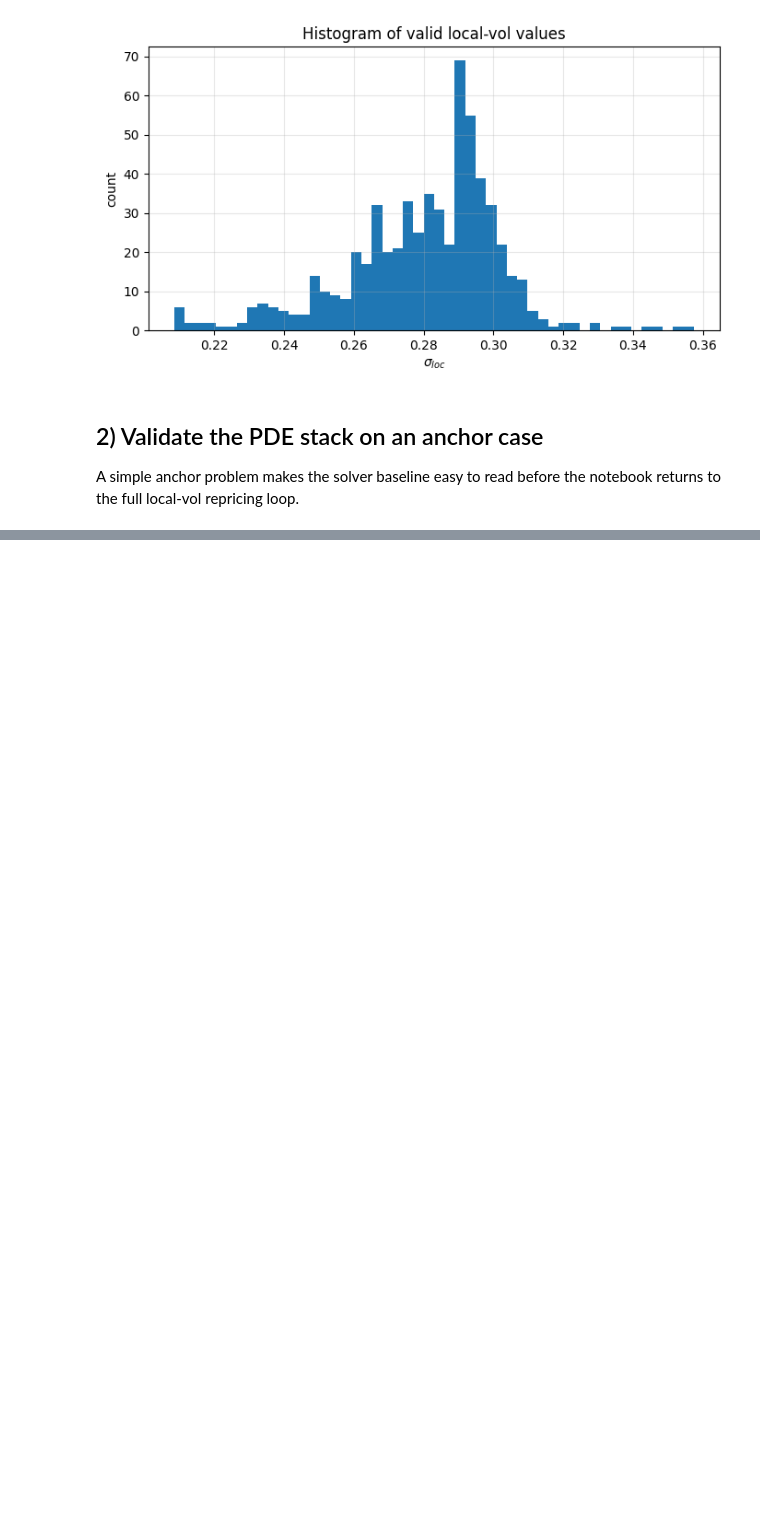
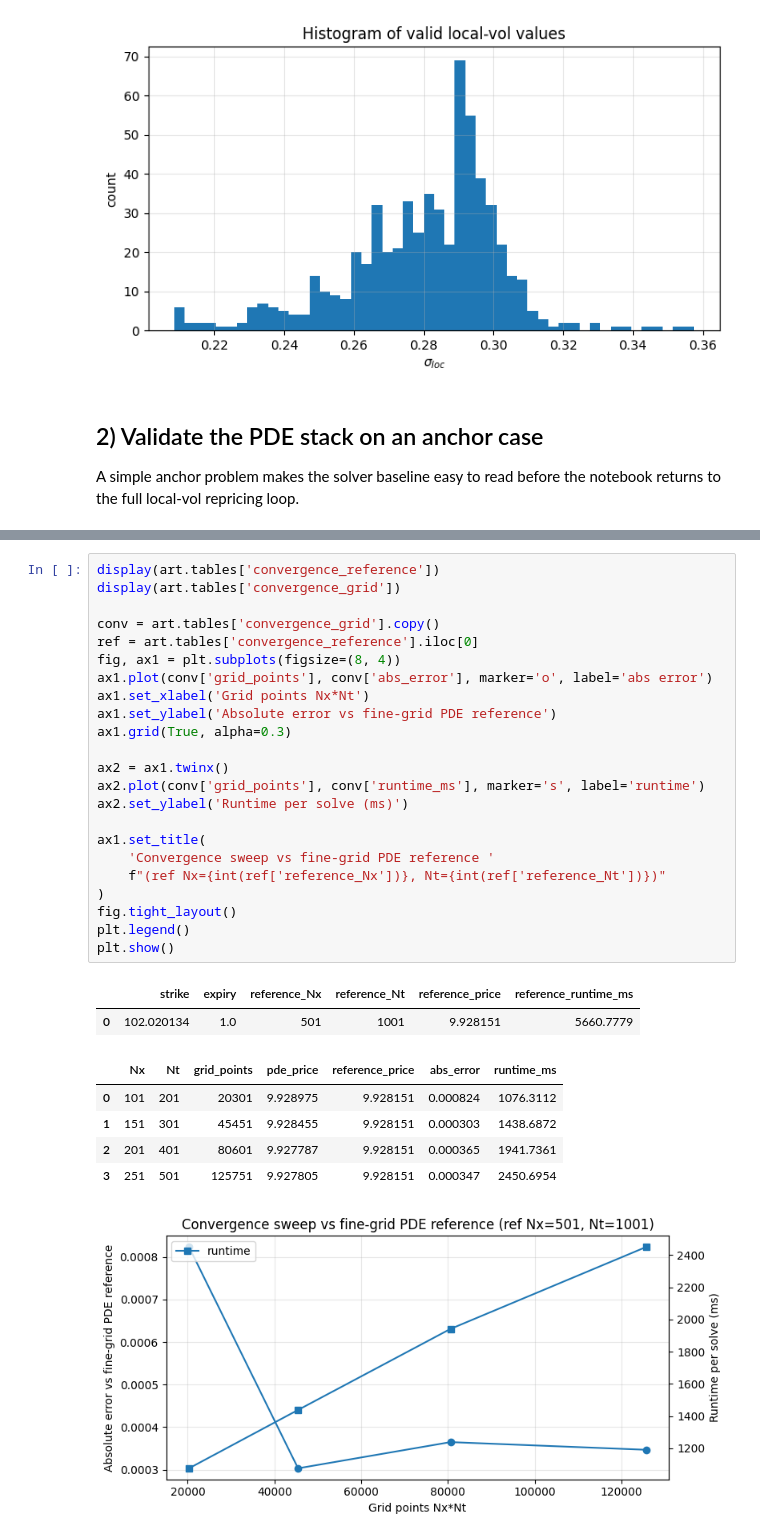
Before and after one commit to willemk-stack/option-pricing-library, a Jupyter notebook: demos/08_localvol_pde_repricing.ipynb, the cells around one changed output, grey strips where cells are left out. Cells and saved outputs as stored; diff of their text form; blank space fills up the shorter version.

```diff
--- a/demos/08_localvol_pde_repricing.ipynb
+++ b/demos/08_localvol_pde_repricing.ipynb
@@ -240,0 +235,32 @@ plt.show()
+# %%
+display(art.tables['convergence_reference'])
+display(art.tables['convergence_grid'])
+
+conv = art.tables['convergence_grid'].copy()
+ref = art.tables['convergence_reference'].iloc[0]
+fig, ax1 = plt.subplots(figsize=(8, 4))
+ax1.plot(conv['grid_points'], conv['abs_error'], marker='o', label='abs error')
+ax1.set_xlabel('Grid points Nx*Nt')
+ax1.set_ylabel('Absolute error vs fine-grid PDE reference')
+ax1.grid(True, alpha=0.3)
+
+ax2 = ax1.twinx()
+ax2.plot(conv['grid_points'], conv['runtime_ms'], marker='s', label='runtime')
+ax2.set_ylabel('Runtime per solve (ms)')
+
+ax1.set_title(
+    'Convergence sweep vs fine-grid PDE reference '
+    f"(ref Nx={int(ref['reference_Nx'])}, Nt={int(ref['reference_Nt'])})"
+)
+fig.tight_layout()
+plt.legend()
+plt.show()
+# %% [output]
+|  | strike | expiry | reference_Nx | reference_Nt | reference_price | reference_runtime_ms |
+| 0 | 102.020134 | 1.0 | 501 | 1001 | 9.928151 | 5660.7779 |
+|  | Nx | Nt | grid_points | pde_price | reference_price | abs_error | runtime_ms |
+| 0 | 101 | 201 | 20301 | 9.928975 | 9.928151 | 0.000824 | 1076.3112 |
+| 1 | 151 | 301 | 45451 | 9.928455 | 9.928151 | 0.000303 | 1438.6872 |
+| 2 | 201 | 401 | 80601 | 9.927787 | 9.928151 | 0.000365 | 1941.7361 |
+| 3 | 251 | 501 | 125751 | 9.927805 | 9.928151 | 0.000347 | 2450.6954 |
+[figure, added]
```
Also changed, not shown: parts of 7 cells of this notebook, 29 other files.
